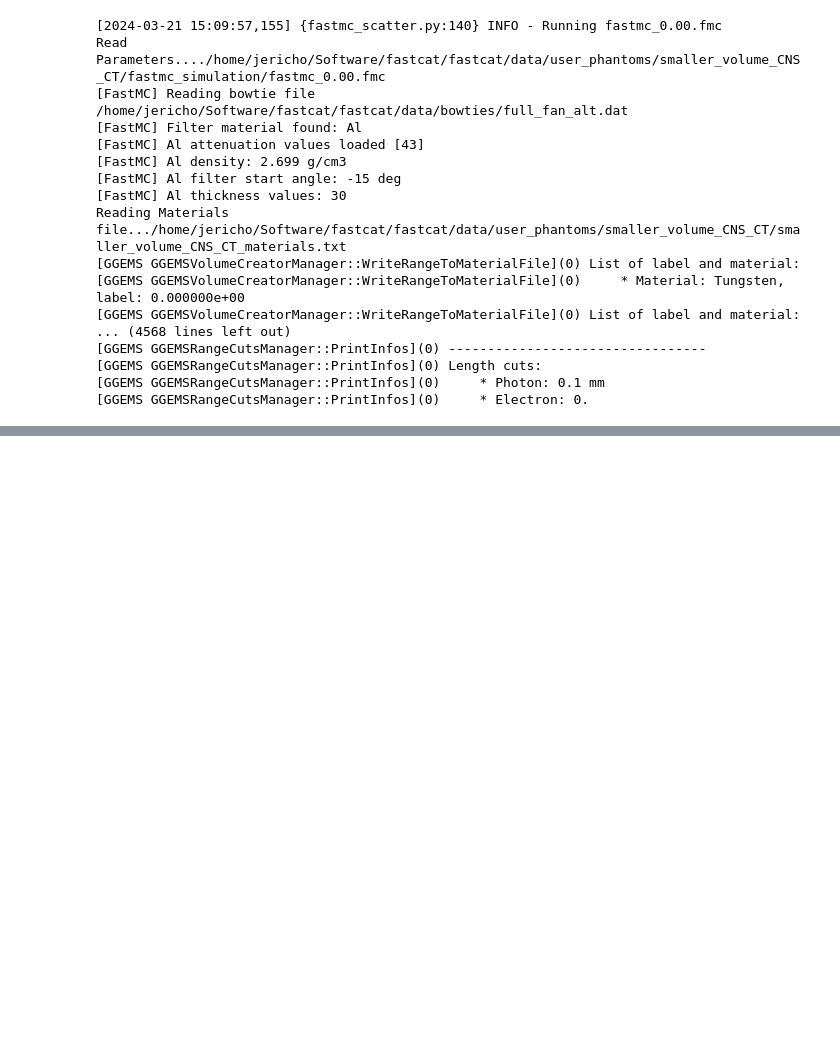
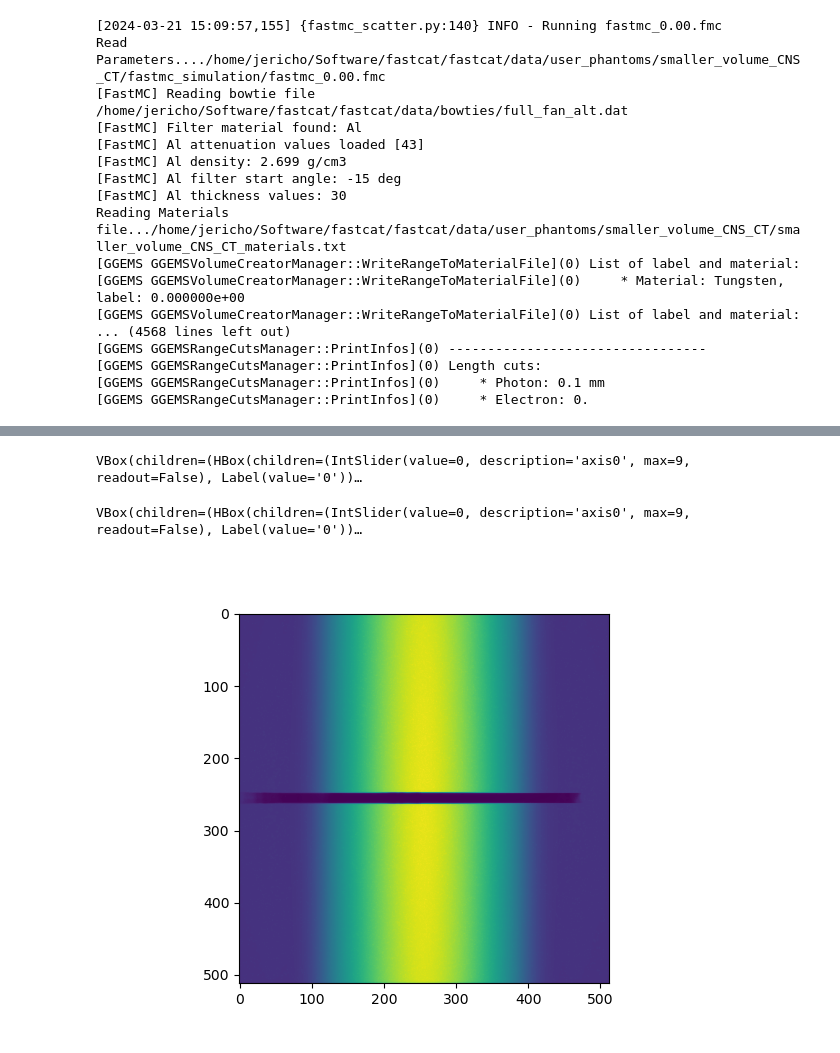
Before and after one commit to jerichooconnell/fastcat, a Jupyter notebook: examples/patient_data/2-simulate_from_patient.ipynb, the cells around one changed output, grey strips where cells are left out. Saved outputs shown, nothing was run; the diff lists cells and outputs as text; code cells hidden in the pictures; blank space fills up the shorter version.

```diff
--- a/examples/patient_data/2-simulate_from_patient.ipynb
+++ b/examples/patient_data/2-simulate_from_patient.ipynb
@@ -195,3 +94,13 @@ phantom.bowtie_file = '/home/jericho/Software/Catphan604_HeadSized/full_fan_1_de
+# %%
+import matplotlib.pyplot as plt
+import mpl_interactions as pli
+
+plt.figure()
+pli.hyperslicer(phantom.intensity)
+# %% [output]
+VBox(children=(HBox(children=(IntSlider(value=0, description='axis0', max=9, readout=False), Label(value='0'))…
+VBox(children=(HBox(children=(IntSlider(value=0, description='axis0', max=9, readout=False), Label(value='0'))…
+[figure, added]
 # %%
 # Read the mhd file from data
 from fastcat.ggems_scatter import generate_ggems_bash_script
```
Also changed, not shown: parts of 8 cells of this notebook, 5 other files.
